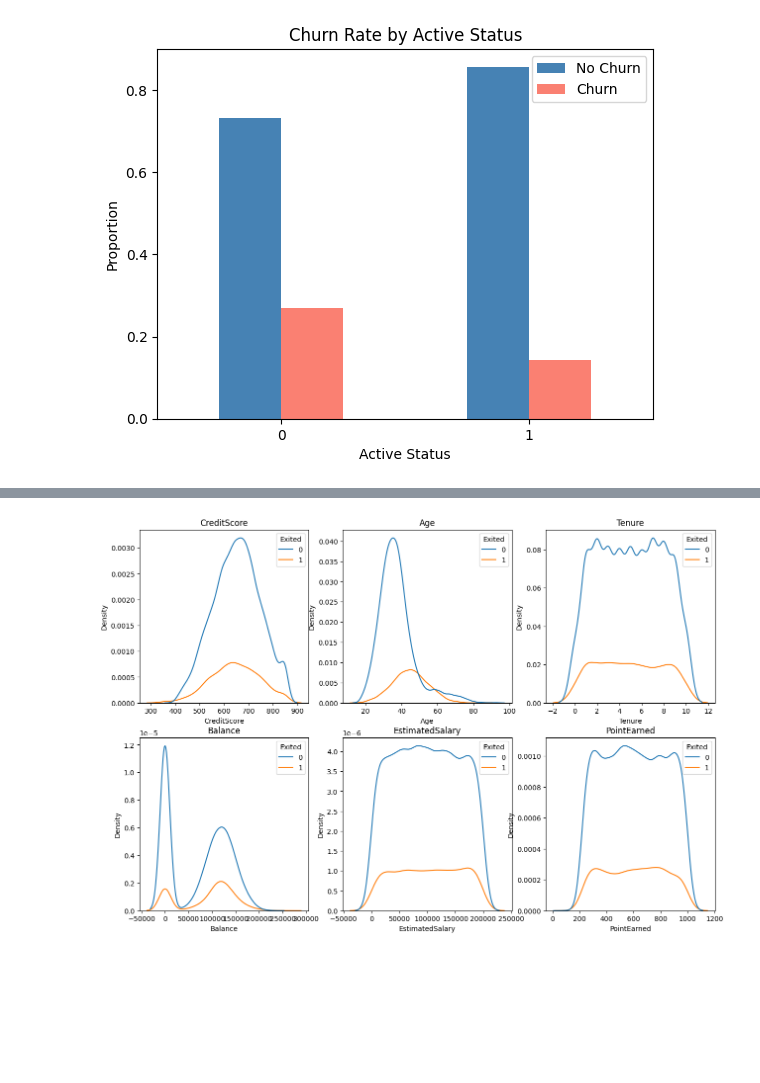
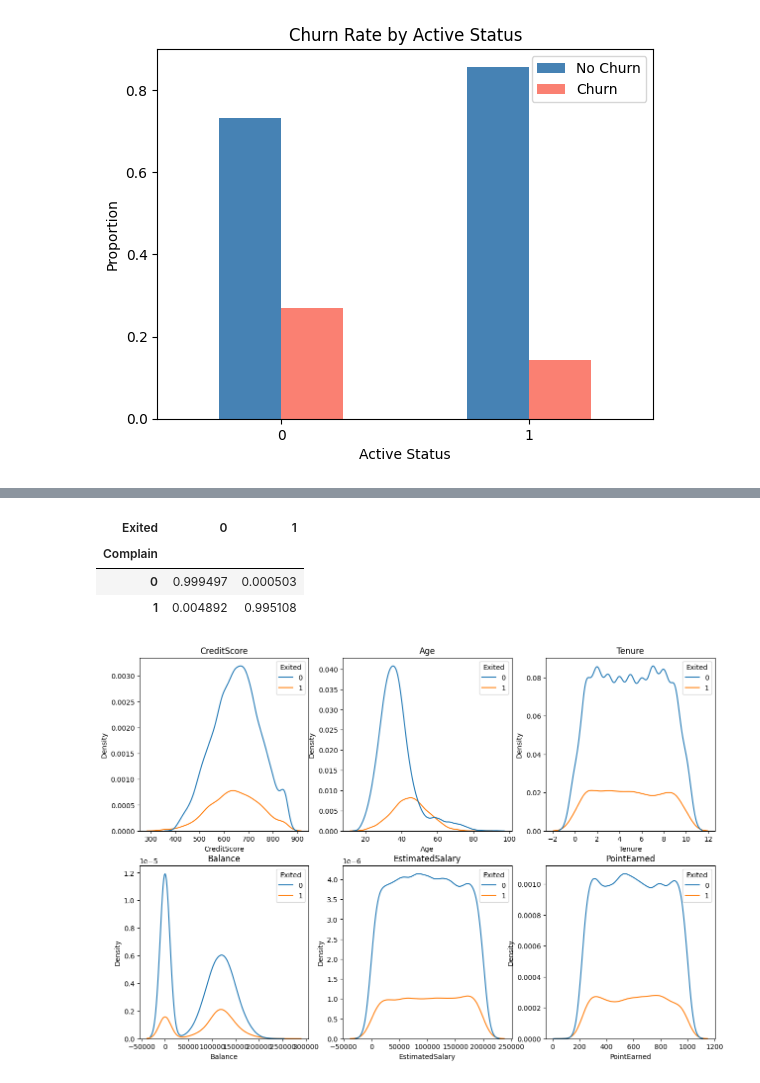
Before and after one commit to kobrien-data/churn-prediction-mlops-aws, a Jupyter notebook: notebooks/01_eda.ipynb, the cells around one changed output, grey strips where cells are left out. Saved outputs shown, nothing was run; the diff lists cells and outputs as text; code cells hidden in the pictures; blank space fills up the shorter version.

```diff
--- a/notebooks/01_eda.ipynb
+++ b/notebooks/01_eda.ipynb
@@ -188,3 +199,10 @@ plt.show()
+# %%
+pd.crosstab(df['Complain'], df['Exited'], normalize='index')
+# %% [output]
+| Exited | 0 | 1 |
+| Complain |  |  |
+| 0 | 0.999497 | 0.000503 |
+| 1 | 0.004892 | 0.995108 |
 # %%
 fig, axes = plt.subplots(2, 3, figsize=(15, 10))
 numeric_cols = ['CreditScore', 'Age', 'Tenure', 'Balance', 'EstimatedSalary', 'PointEarned']
```
Also changed, not shown: parts of 6 cells of this notebook.
